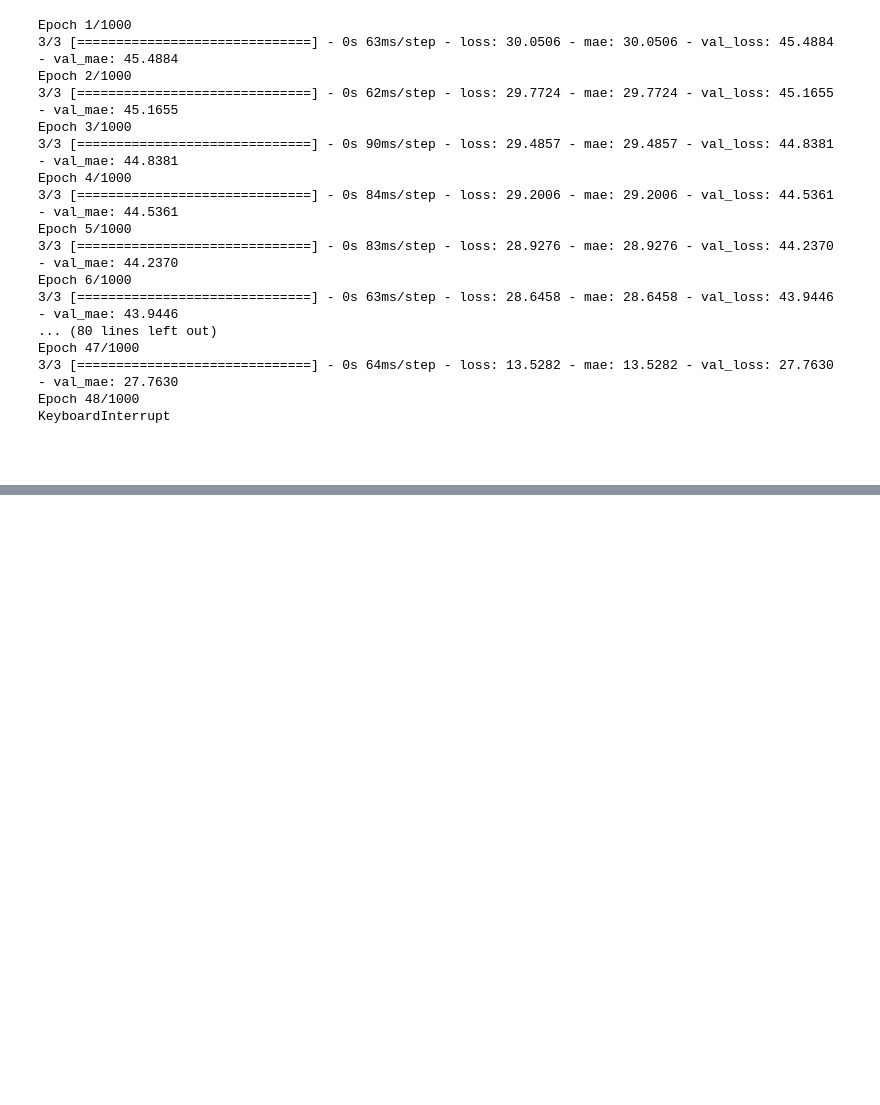
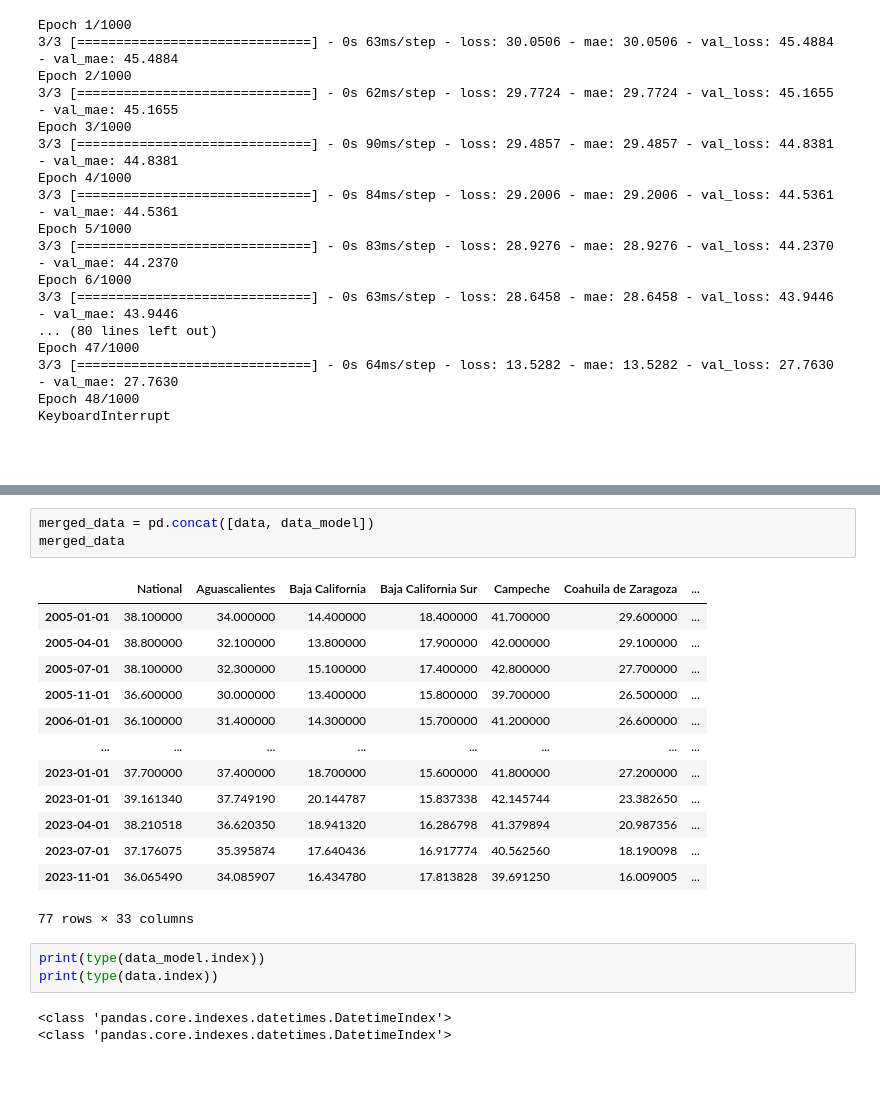
Before and after one commit to elviramg/poverty_project_frontend, a Jupyter notebook: Forecast Analysis.ipynb, the cells around one changed output, grey strips where cells are left out. Drawn from its saved outputs; the diff is of its cells as text; blank space fills up the shorter version.

```diff
--- a/Forecast Analysis.ipynb
+++ b/Forecast Analysis.ipynb
@@ -258,3 +279,26 @@ KeyboardInterrupt
+# %%
+merged_data = pd.concat([data, data_model])
+merged_data
+# %% [output]
+|  | National | Aguascalientes | Baja California | Baja California Sur | Campeche | Coahuila de Zaragoza | ... |
+| 2005-01-01 | 38.100000 | 34.000000 | 14.400000 | 18.400000 | 41.700000 | 29.600000 | ... |
+| 2005-04-01 | 38.800000 | 32.100000 | 13.800000 | 17.900000 | 42.000000 | 29.100000 | ... |
+| 2005-07-01 | 38.100000 | 32.300000 | 15.100000 | 17.400000 | 42.800000 | 27.700000 | ... |
+| 2005-11-01 | 36.600000 | 30.000000 | 13.400000 | 15.800000 | 39.700000 | 26.500000 | ... |
+| 2006-01-01 | 36.100000 | 31.400000 | 14.300000 | 15.700000 | 41.200000 | 26.600000 | ... |
+| ... | ... | ... | ... | ... | ... | ... | ... |
+| 2023-01-01 | 37.700000 | 37.400000 | 18.700000 | 15.600000 | 41.800000 | 27.200000 | ... |
+| 2023-01-01 | 39.161340 | 37.749190 | 20.144787 | 15.837338 | 42.145744 | 23.382650 | ... |
+| 2023-04-01 | 38.210518 | 36.620350 | 18.941320 | 16.286798 | 41.379894 | 20.987356 | ... |
+| 2023-07-01 | 37.176075 | 35.395874 | 17.640436 | 16.917774 | 40.562560 | 18.190098 | ... |
+| 2023-11-01 | 36.065490 | 34.085907 | 16.434780 | 17.813828 | 39.691250 | 16.009005 | ... |
+77 rows × 33 columns
+# %%
+print(type(data_model.index))
+print(type(data.index))
+# %% [output]
+<class 'pandas.core.indexes.datetimes.DatetimeIndex'>
+<class 'pandas.core.indexes.datetimes.DatetimeIndex'>
 # %% [markdown]
 ##
 # %% [markdown]
```
Also changed, not shown: parts of 1 cell of this notebook, 2 other files.
